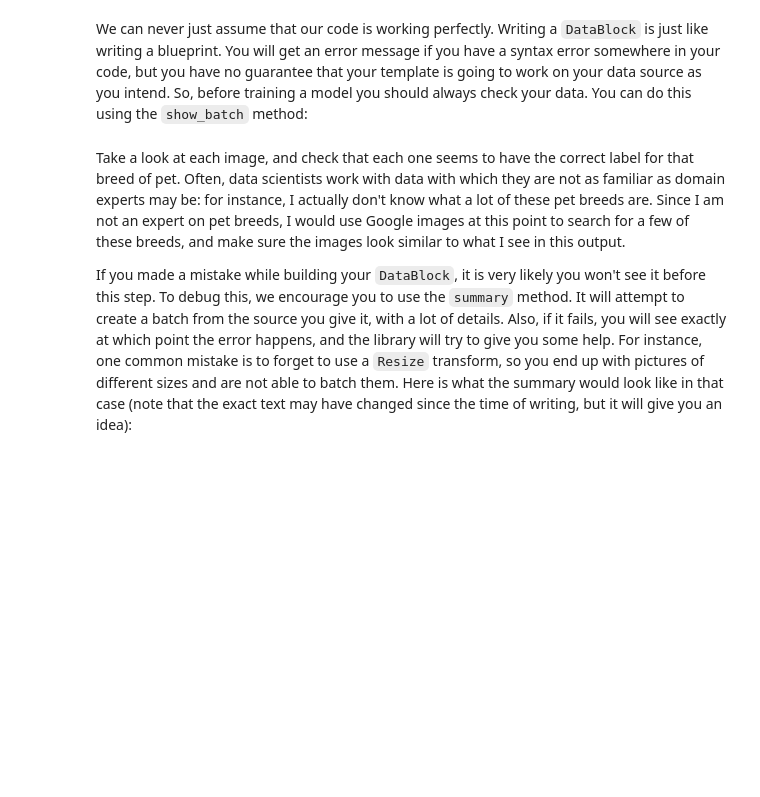
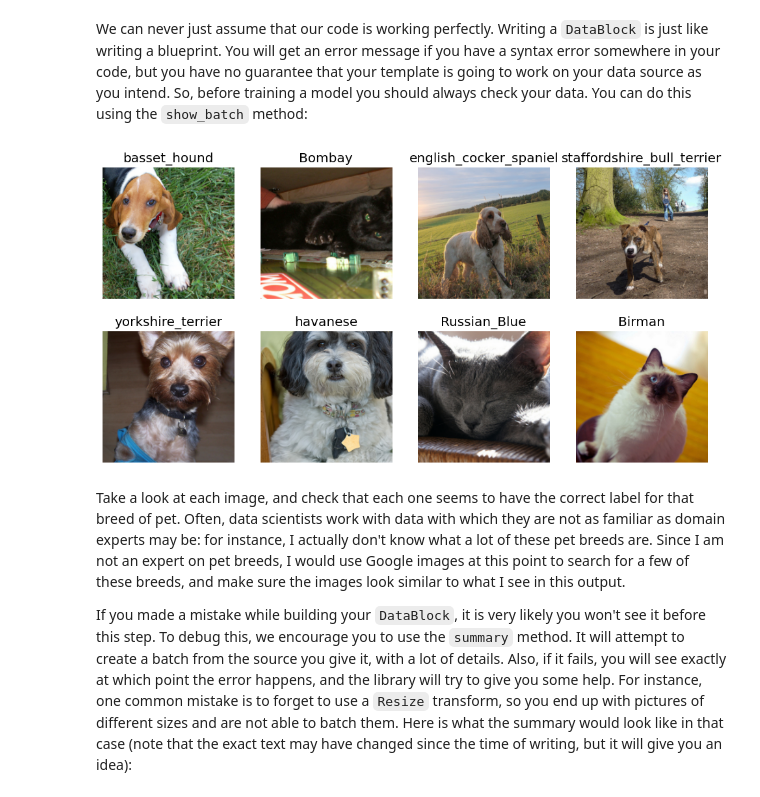
Before and after one commit to rkurashina/fastbook, a Jupyter notebook: 05_pet_breeds.ipynb, the cells around one changed output. Cells and saved outputs as stored; diff of their text form; code cells hidden in the pictures; blank space fills up the shorter version.

```diff
--- a/05_pet_breeds.ipynb
+++ b/05_pet_breeds.ipynb
@@ -157,7 +165,9 @@ The fastai library also provides simple ways to check your data looks right befo
 # %% [markdown]
 We can never just assume that our code is working perfectly. Writing a `DataBlock` is just like writing a blueprint. You will get an error message if you have a syntax error somewhere in your code, but you have no guarantee that your template is going to work on your data source as you intend. So, before training a model you should always check your data. You can do this using the `show_batch` method:
 # %%
-dls.show_batch(nrows=1, ncols=3)
+dls.show_batch(nrows=2, ncols=4)
+# %% [output]
+[figure, added]
 # %% [markdown]
 Take a look at each image, and check that each one seems to have the correct label for that breed of pet. Often, data scientists work with data with which they are not as familiar as domain experts may be: for instance, I actually don't know what a lot of these pet breeds are. Since I am not an expert on pet breeds, I would use Google images at this point to search for a few of these breeds, and make sure the images look similar to what I see in this output.
 
```
Also changed, not shown: parts of 27 cells of this notebook, 1 other file.
